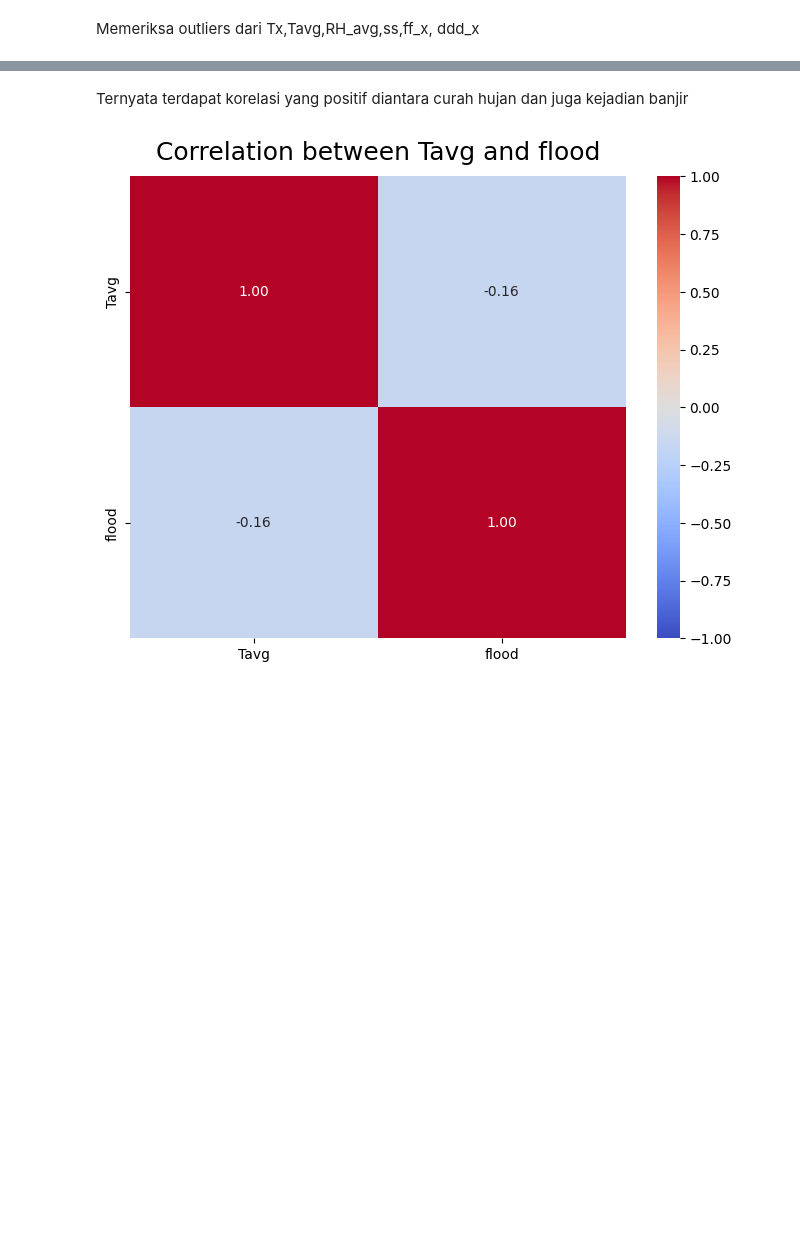
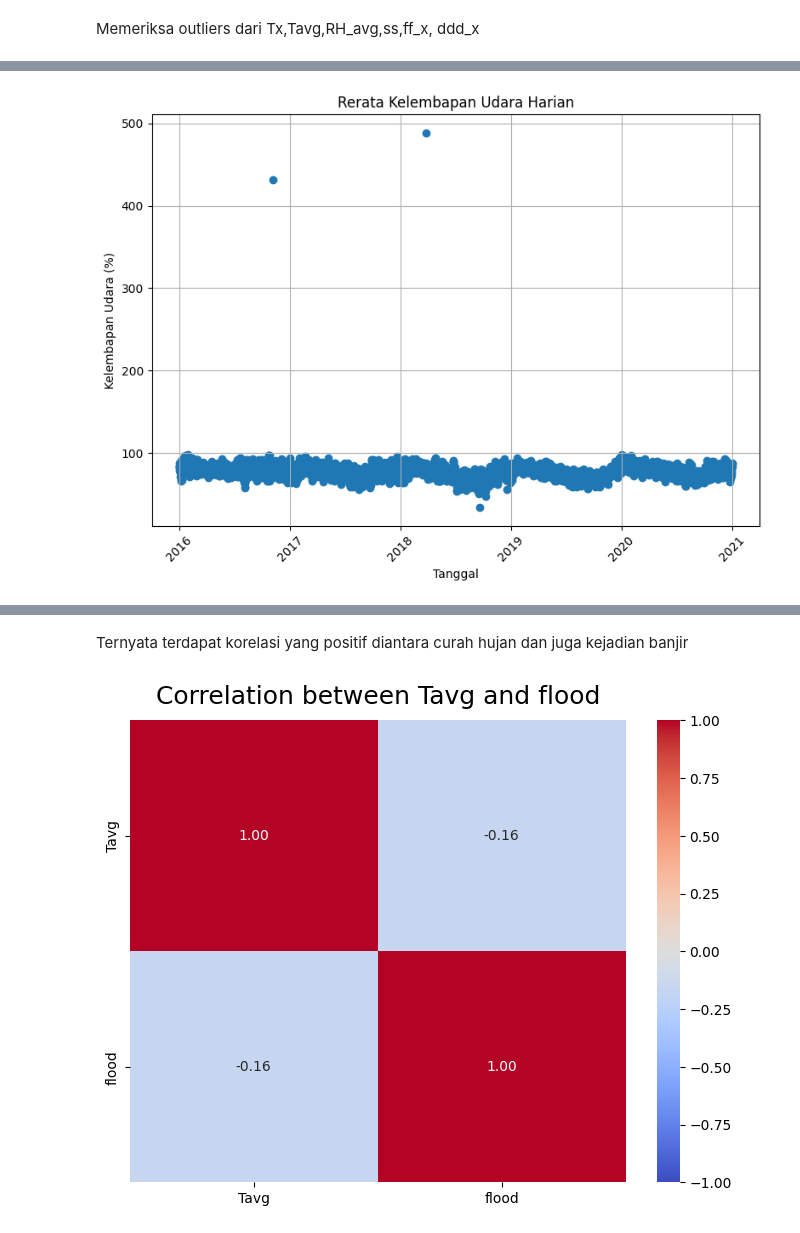
Before and after one commit to Fadhil-hi/Intern-BCC-2024, a Jupyter notebook: Code/first_EDA.ipynb, the cells around one changed output, grey strips where cells are left out. Saved outputs shown, nothing was run; the diff lists cells and outputs as text; code cells hidden in the pictures; blank space fills up the shorter version.

```diff
--- a/Code/first_EDA.ipynb
+++ b/Code/first_EDA.ipynb
@@ -435,0 +360,4 @@ Kita ingin mengetahui korelasi curah hujan dan kejadian banjir dengan menggunaka
+# %%
+plot_weather_data(df, 'date', 'RH_avg', 'Rerata Kelembapan Udara Harian', 'Tanggal', 'Kelembapan Udara (%)')
+# %% [output]
+[figure, added]
```
Also changed, not shown: parts of 73 cells of this notebook.
